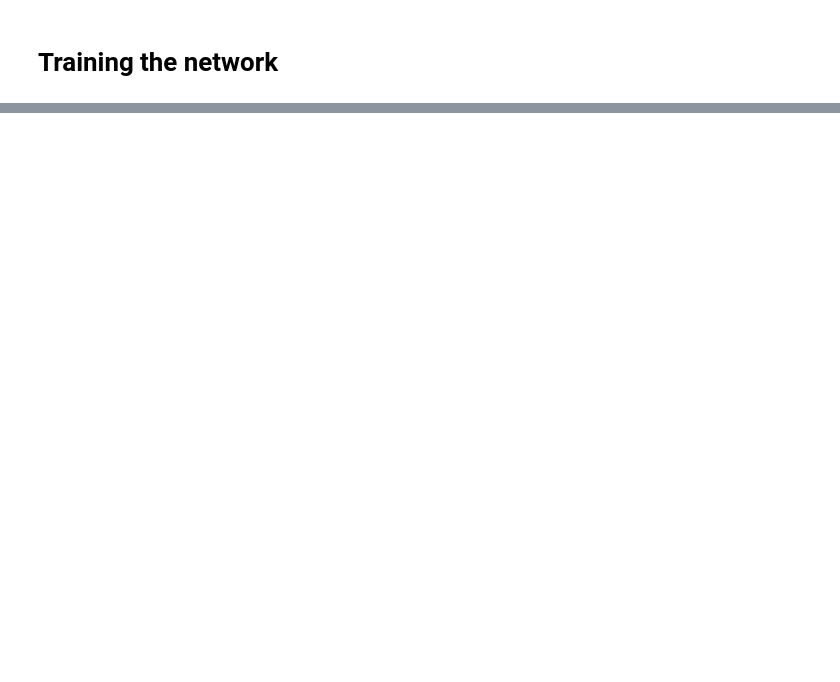
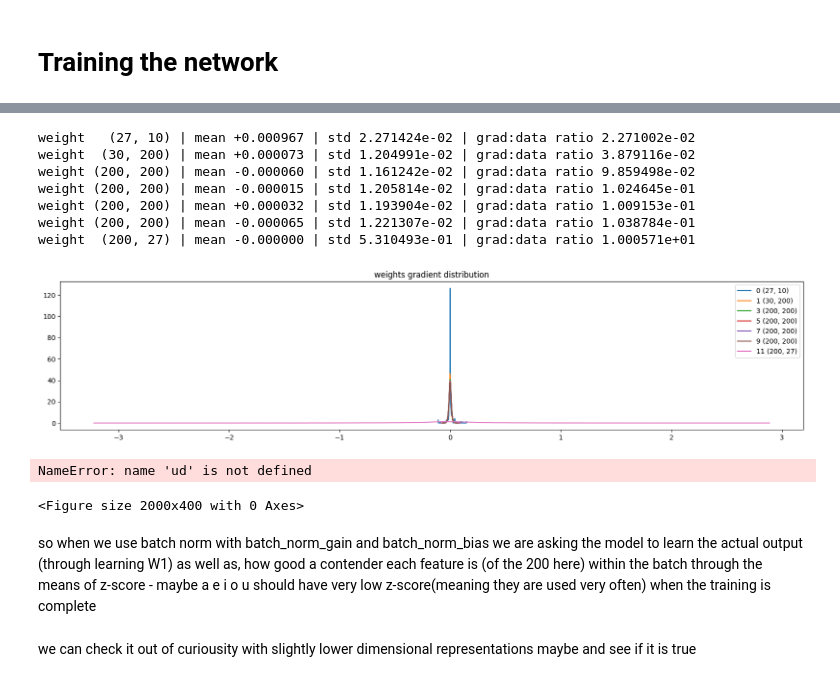
Before and after one commit to AishwaryaKalloli/andrejk, a Jupyter notebook: makemore3_deepdive.ipynb, the cells around one changed output, grey strips where cells are left out. Drawn from its saved outputs; the diff is of its cells as text; code cells hidden in the pictures; blank space fills up the shorter version.

```diff
--- a/makemore3_deepdive.ipynb
+++ b/makemore3_deepdive.ipynb
@@ -199,0 +257,40 @@ plt.hist(h_pre_activation.std(0, keepdim=True).view(-1).tolist(), bins=50)
+# %%
+# visualize histograms
+plt.figure(figsize=(20, 4)) # width and height of the plot
+legends = []
+for i,p in enumerate(parameters):
+  t = p.grad
+  if p.ndim == 2:
+    print('weight %10s | mean %+f | std %e | grad:data ratio %e' % (tuple(p.shape), t.mean(), t.std(), t.std().detach() / p.std().detach()))
+    hy, hx = torch.histogram(t, density=True)
+    plt.plot(hx[:-1].detach(), hy.detach())
+    legends.append(f'{i} {tuple(p.shape)}')
+plt.legend(legends)
+plt.title('weights gradient distribution');
+# %% [output]
+weight   (27, 10) | mean +0.000967 | std 2.271424e-02 | grad:data ratio 2.271002e-02
+weight  (30, 200) | mean +0.000073 | std 1.204991e-02 | grad:data ratio 3.879116e-02
+weight (200, 200) | mean -0.000060 | std 1.161242e-02 | grad:data ratio 9.859498e-02
+weight (200, 200) | mean -0.000015 | std 1.205814e-02 | grad:data ratio 1.024645e-01
+weight (200, 200) | mean +0.000032 | std 1.193904e-02 | grad:data ratio 1.009153e-01
+weight (200, 200) | mean -0.000065 | std 1.221307e-02 | grad:data ratio 1.038784e-01
+weight  (200, 27) | mean -0.000000 | std 5.310493e-01 | grad:data ratio 1.000571e+01
+[figure, added]
+# %%
+plt.figure(figsize=(20, 4))
+legends = []
+for i,p in enumerate(parameters):
+  if p.ndim == 2:
+    plt.plot([ud[j][i] for j in range(len(ud))])
+    legends.append('param %d' % i)
+plt.plot([0, len(ud)], [-3, -3], 'k') # these ratios should be ~1e-3, indicate on plot
+plt.legend(legends);
+# %% [output]
+NameError: name 'ud' is not defined
+<Figure size 2000x400 with 0 Axes>
+# %% [markdown]
+so when we use batch norm with batch_norm_gain and batch_norm_bias we are asking the model to learn the actual output (through learning W1)
+as well as,
+how good a contender each feature is (of the 200 here) within the batch through the means of z-score - maybe a e i o u should have very low z-score(meaning they are used very often) when the training is complete
+# %% [markdown]
+we can check it out of curiousity with slightly lower dimensional representations maybe and see if it is true
```
Also changed, not shown: parts of 13 cells of this notebook.
